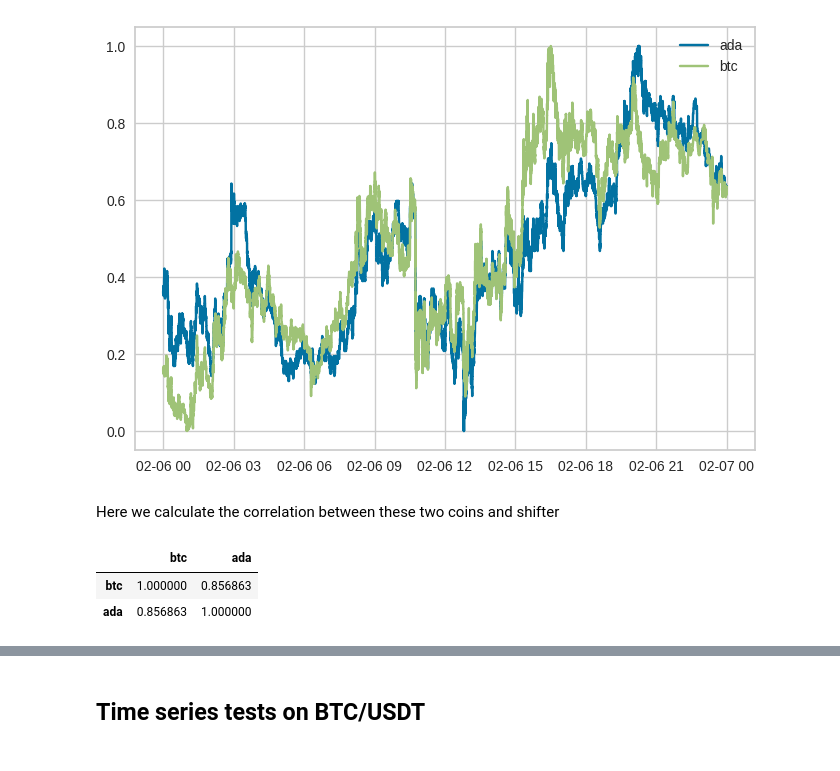
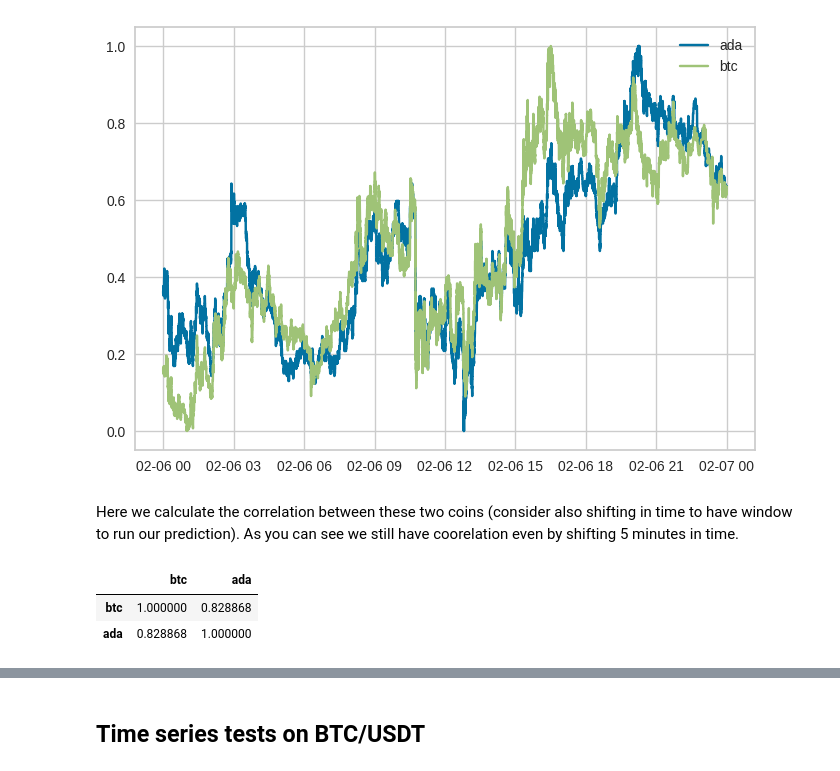
Before and after one commit to 1995parham-goodies/binance-client, a Jupyter notebook: demo.ipynb, the cells around one changed output, grey strips where cells are left out. Drawn from its saved outputs; the diff is of its cells as text; code cells hidden in the pictures.

Commit message:
feat: check time shift about 5 minutes for ada

```diff
--- a/demo.ipynb
+++ b/demo.ipynb
@@ -464,18 +464,18 @@ plt.show()
 # %% [output]
 [figure]
 # %% [markdown]
-Here we calculate the correlation between these two coins and shifter
+Here we calculate the correlation between these two coins (consider also shifting in time to have window to run our prediction). As you can see we still have coorelation even by shifting 5 minutes in time.
 # %%
-df_ada_group_by_timestamp['transaction_time_shifted'] = df_ada_group_by_timestamp['transaction_time'] - pd.Timedelta(seconds=30)
+df_ada_group_by_timestamp['transaction_time_shifted'] = df_ada_group_by_timestamp['transaction_time'] - pd.Timedelta(minutes=5)
 
 ada_and_btc = pd.DataFrame()
 ada_and_btc['btc'] = (df_group_by_timestamp.set_index('transaction_time'))['best_bid_price']
 ada_and_btc['ada'] = (df_ada_group_by_timestamp.set_index('transaction_time_shifted'))['best_bid_price']
 ada_and_btc.dropna().corr()
 # %% [output]
 |  | btc | ada |
-| btc | 1.000000 | 0.856863 |
-| ada | 0.856863 | 1.000000 |
+| btc | 1.000000 | 0.828868 |
+| ada | 0.828868 | 1.000000 |
 # %%
 df[df['best_bid_price'] == 43000]
 # %% [output]
```
